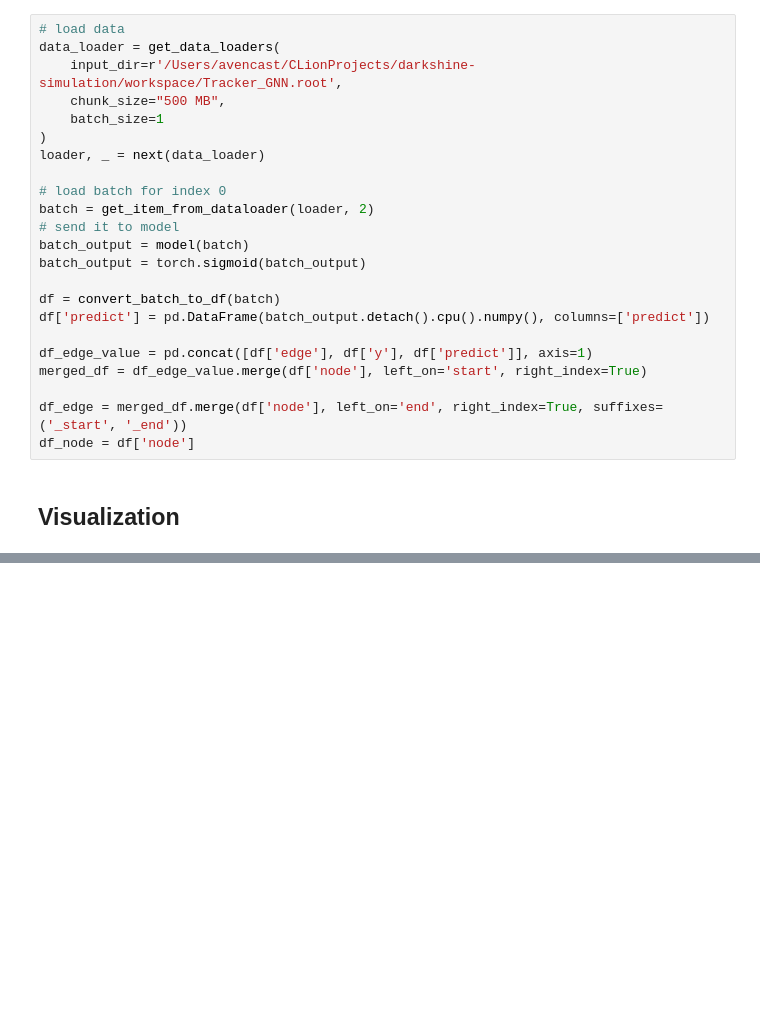
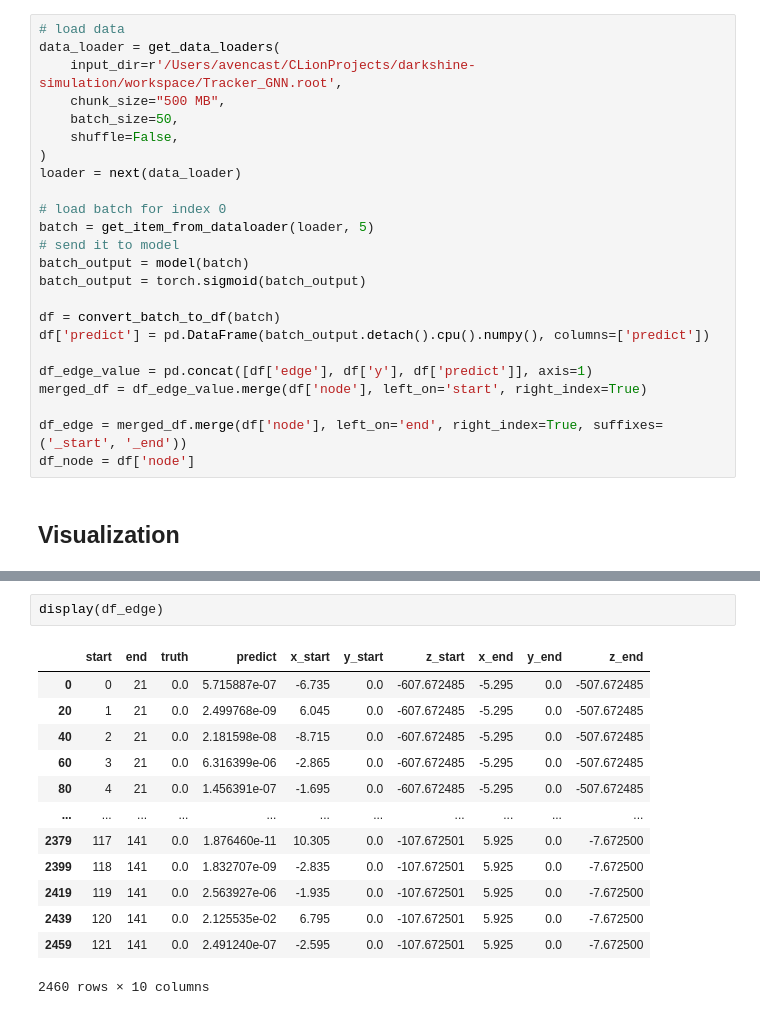
Before and after one commit to Zejia-Lu/trkgnn, a Jupyter notebook: visualization/evaluation_graph.ipynb, the cells around one changed output, grey strips where cells are left out. Drawn from its saved outputs; the diff is of its cells as text; blank space fills up the shorter version.

```diff
--- a/visualization/evaluation_graph.ipynb
+++ b/visualization/evaluation_graph.ipynb
@@ -107,12 +110,13 @@ Parameters: 55233
 data_loader = get_data_loaders(
     input_dir=r'/Users/avencast/CLionProjects/darkshine-simulation/workspace/Tracker_GNN.root',
     chunk_size="500 MB",
-    batch_size=1
+    batch_size=50,
+    shuffle=False,
 )
-loader, _ = next(data_loader)
+loader = next(data_loader)
 
 # load batch for index 0
-batch = get_item_from_dataloader(loader, 2)
+batch = get_item_from_dataloader(loader, 5)
 # send it to model
 batch_output = model(batch)
 batch_output = torch.sigmoid(batch_output)
@@ -144,2 +147,18 @@ plot_xyz_plotly_3d(df_node, df_edge, threshold=0.8)
 # %% [output]
 [interactive output not drawn]
+# %%
+display(df_edge)
+# %% [output]
+|  | start | end | truth | predict | x_start | y_start | z_start | x_end | y_end | z_end |
+| 0 | 0 | 21 | 0.0 | 5.715887e-07 | -6.735 | 0.0 | -607.672485 | -5.295 | 0.0 | -507.672485 |
+| 20 | 1 | 21 | 0.0 | 2.499768e-09 | 6.045 | 0.0 | -607.672485 | -5.295 | 0.0 | -507.672485 |
+| 40 | 2 | 21 | 0.0 | 2.181598e-08 | -8.715 | 0.0 | -607.672485 | -5.295 | 0.0 | -507.672485 |
+| 60 | 3 | 21 | 0.0 | 6.316399e-06 | -2.865 | 0.0 | -607.672485 | -5.295 | 0.0 | -507.672485 |
+| 80 | 4 | 21 | 0.0 | 1.456391e-07 | -1.695 | 0.0 | -607.672485 | -5.295 | 0.0 | -507.672485 |
+| ... | ... | ... | ... | ... | ... | ... | ... | ... | ... | ... |
+| 2379 | 117 | 141 | 0.0 | 1.876460e-11 | 10.305 | 0.0 | -107.672501 | 5.925 | 0.0 | -7.672500 |
+| 2399 | 118 | 141 | 0.0 | 1.832707e-09 | -2.835 | 0.0 | -107.672501 | 5.925 | 0.0 | -7.672500 |
+| 2419 | 119 | 141 | 0.0 | 2.563927e-06 | -1.935 | 0.0 | -107.672501 | 5.925 | 0.0 | -7.672500 |
+| 2439 | 120 | 141 | 0.0 | 2.125535e-02 | 6.795 | 0.0 | -107.672501 | 5.925 | 0.0 | -7.672500 |
+| 2459 | 121 | 141 | 0.0 | 2.491240e-07 | -2.595 | 0.0 | -107.672501 | 5.925 | 0.0 | -7.672500 |
+2460 rows × 10 columns
```
Also changed, not shown: parts of 3 cells of this notebook, 3 other files.
